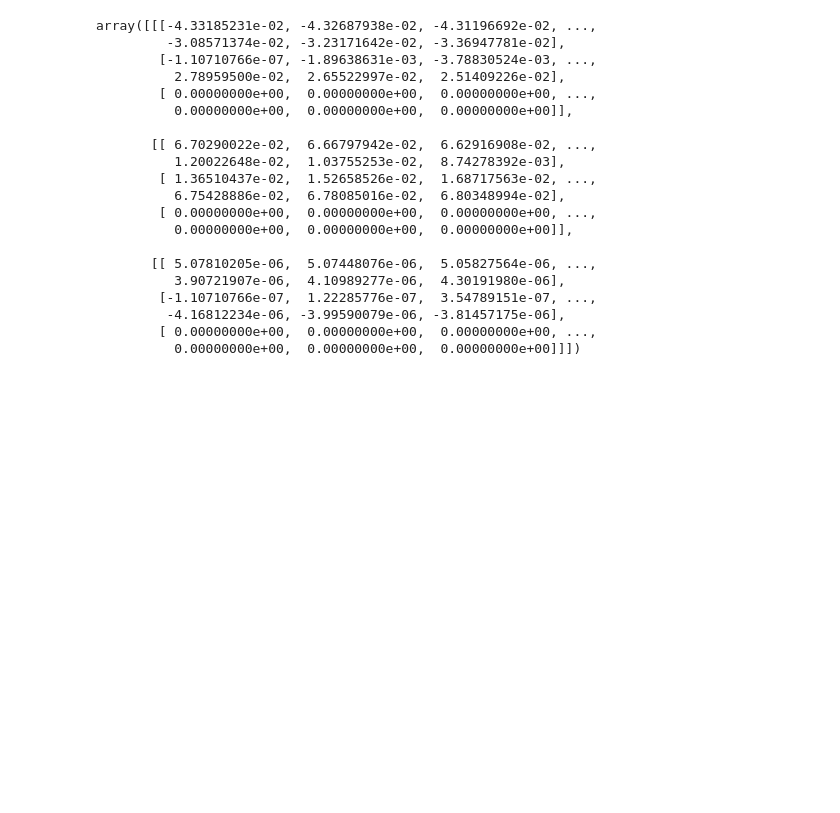
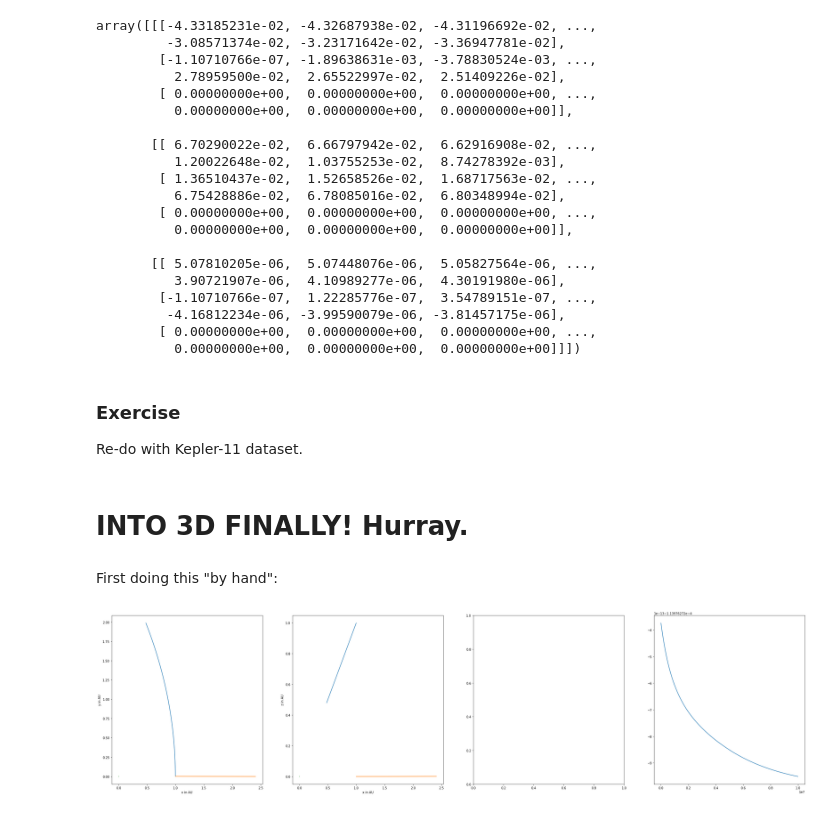
Before and after one commit to jnaiman/csci-p-14110, a Jupyter notebook: lesson05/inClass_lesson05.ipynb, the cells around one changed output. Cells and saved outputs as stored; diff of their text form; code cells hidden in the pictures; blank space fills up the shorter version.

```diff
--- a/lesson05/inClass_lesson05.ipynb
+++ b/lesson05/inClass_lesson05.ipynb
@@ -105,3 +105,67 @@ array([[[-4.33185231e-02, -4.32687938e-02, -4.31196692e-02, ...,
          -4.16812234e-06, -3.99590079e-06, -3.81457175e-06],
         [ 0.00000000e+00,  0.00000000e+00,  0.00000000e+00, ...,
           0.00000000e+00,  0.00000000e+00,  0.00000000e+00]]])
+# %% [markdown]
+### Exercise
+Re-do with Kepler-11 dataset.
+# %% [markdown]
+# INTO 3D FINALLY!  Hurray.
+# %% [markdown]
+First doing this "by hand":
+# %%
+star_mass = 1.0 # Msun
+planet_mass = np.array([1.0, 0.5]) # in Mjupiter
+
+# initial positions in 3D
+planet_initial_position = np.array([[1.0, 0.0, 1.0],
+                                   [1.0, 0.0, 0.0]])
+
+# velocities in 3D
+planet_initial_velocity = np.array([[0.0, 35, 0],
+                                   [35.0, 0, 0]])
+
+# star is assumed to be at the center with zero velocity
+# %%
+r_h, v_h, t_h, E_h = do_hermite(star_mass,
+                               planet_mass,
+                               planet_initial_position,
+                               planet_initial_velocity,
+                               tfinal=1e7, Nsteps=5000,
+                               threeDee=True)
+# %%
+# we'll plot this
+fig, ax = plt.subplots(1, 4, figsize=(10*4, 10))
+
+# my X vs. Y plot
+# loop over the number of particles in this sim
+# coordinate plot
+for i in range(r_h.shape[0]):
+    ax[0].plot(r_h[i,0,:], r_h[i, 1, :])
+# label my axis
+ax[0].set_xlabel('x in AU')
+ax[0].set_ylabel('y in AU')
+
+# my Z vs. Y plot
+# loop over the number of particles in this sim
+# coordinate plot
+for i in range(r_h.shape[0]): # looping over number of planets
+    ax[1].plot(r_h[i,0,:], r_h[i, 2, :])
+# label my axis
+ax[1].set_xlabel('x in AU')
+ax[1].set_ylabel('z in AU')
+
+# my Y vs. Z plot
+# loop over the number of particles in this sim
+# coordinate plot
+for i in range(r_h.shape[0]): # looping over number of planets
+    ax[1].plot(r_h[i,0,:], r_h[i, 2, :])
+# label my axis
+ax[1].set_xlabel('x in AU')
+ax[1].set_ylabel('z in AU')
+
+# energy plot
+ax[3].plot(t_h, E_h)
+
+plt.show()
+# %% [output]
+[figure, added]
```
Also changed, not shown: 1 other file.
